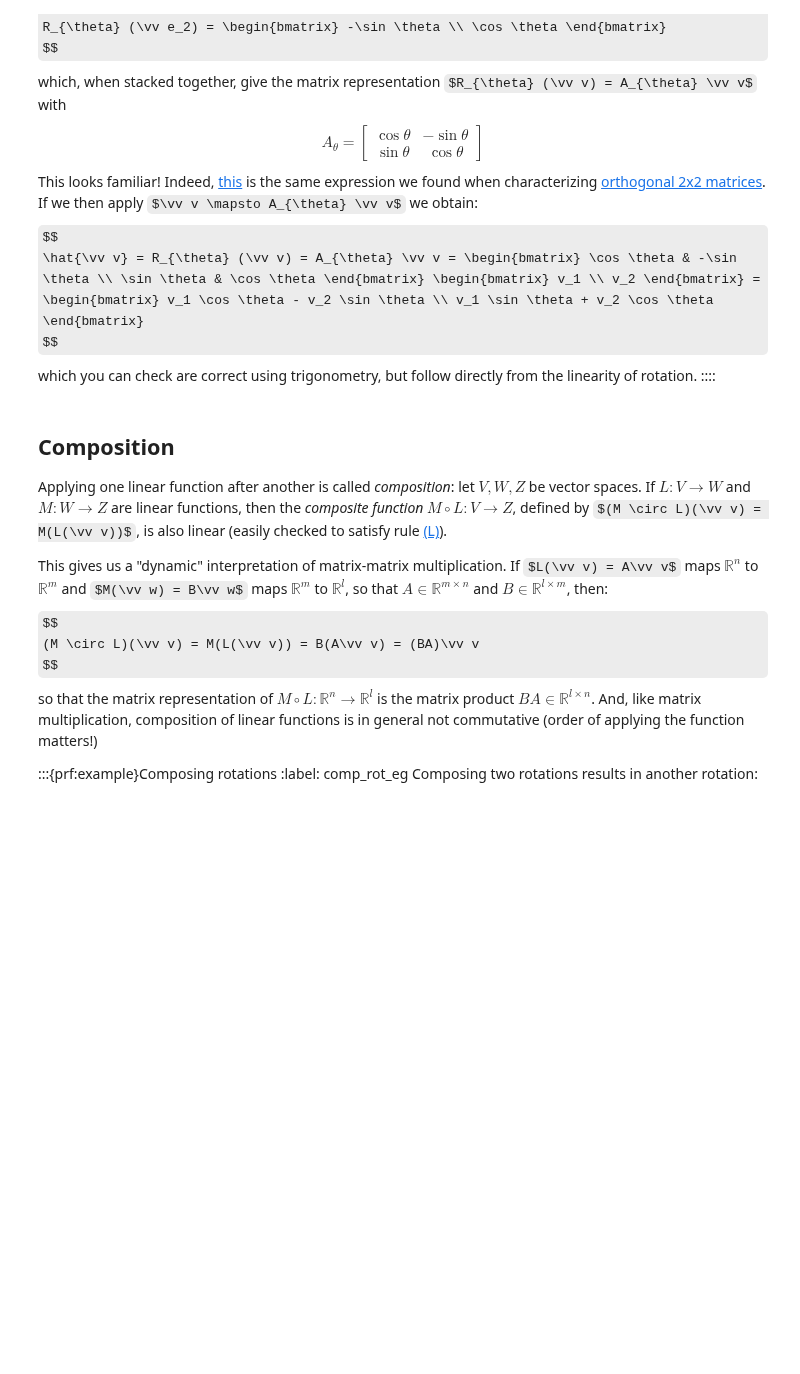
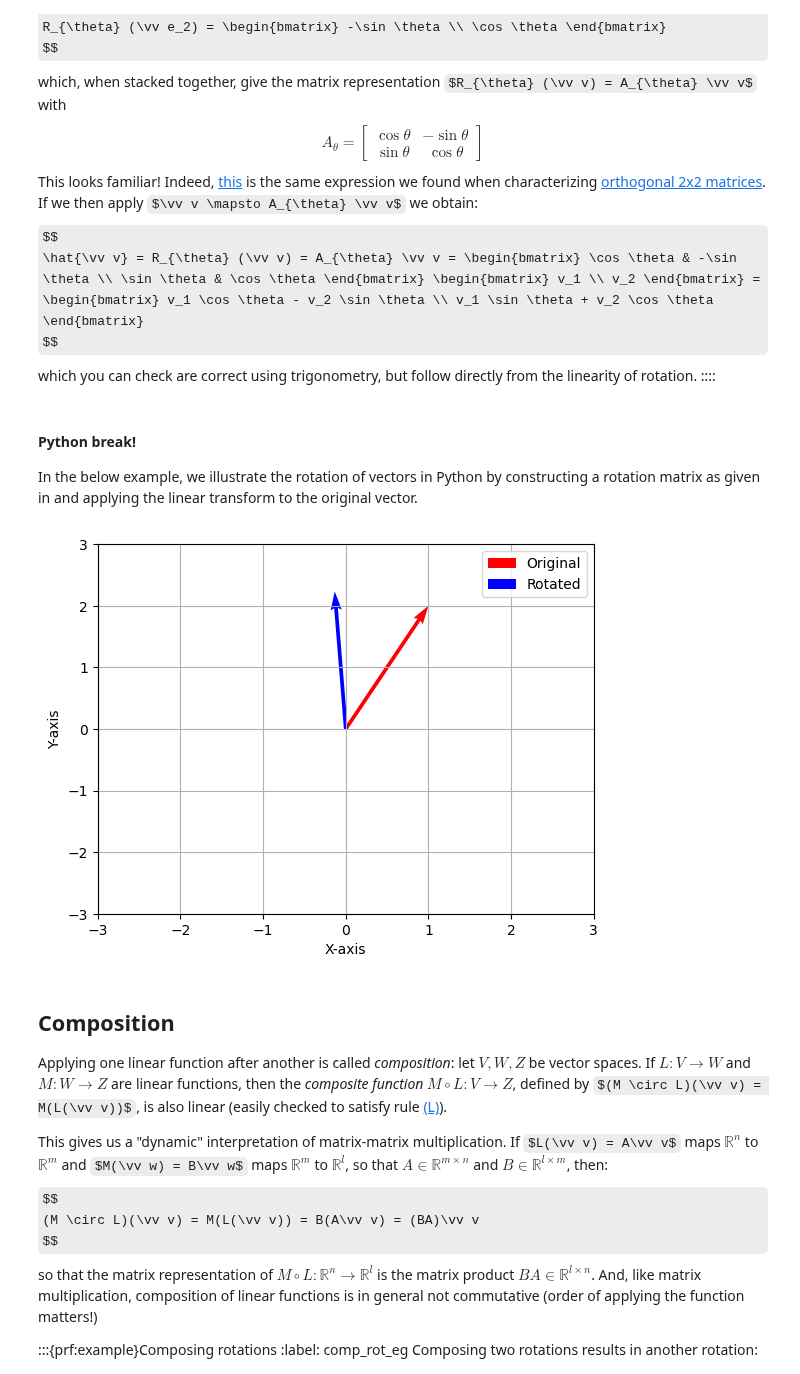
Before and after one commit to nikolaimatni/ese-2030, a Jupyter notebook: 04_Ch_5_Linearity/061-Linear_functions.ipynb, the cells around one changed output. Drawn from its saved outputs; the diff is of its cells as text; code cells hidden in the pictures; some formulas as TeX source; blank space fills up the shorter version.

```diff
--- a/04_Ch_5_Linearity/061-Linear_functions.ipynb
+++ b/04_Ch_5_Linearity/061-Linear_functions.ipynb
@@ -159,6 +159,41 @@ $$
 $$
 which you can check are correct using trigonometry, but follow directly from the linearity of rotation.
 ::::
+# %% [markdown]
+#### Python break!
+
+In the below example, we illustrate the rotation of vectors in Python by constructing a rotation matrix as given in [](#2d_rot_eg) and applying the linear transform to the original vector.
+# %%
+import numpy as np
+import matplotlib.pyplot as plt
+
+def plot_vecs(origin, v1, v2):
+    fig, ax = plt.subplots()
+    ax.quiver(*origin, *v1, angles='xy', scale_units='xy', scale=1, color='r', label='Original')
+    ax.quiver(*origin, *v2, angles='xy', scale_units='xy', scale=1, color='b', label='Rotated')
+    ax.set_xlim(-3, 3)
+    ax.set_ylim(-3, 3)
+    plt.legend()
+    plt.grid()
+    ax.set_xlabel('X-axis')
+    ax.set_ylabel('Y-axis')
+    plt.show()
+
+def rot_mat_cons(theta):
+    return np.array([[np.cos(theta), -np.sin(theta)], [np.sin(theta), np.cos(theta)]])
+
+theta = np.pi/6 # change this and observe how much the vector is rotated
+rot_mat = rot_mat_cons(theta)
+
+v1 = np.array([[1, 2]]).T
+v2 = rot_mat @ v1
+
+# Define the origin
+origin = np.array([[0, 0]]).T
+
+plot_vecs(origin, v1, v2)
+# %% [output]
+[figure, added]
 # %% [markdown]
 ## Composition
 
```
Also changed, not shown: parts of 2 cells of this notebook, 2 other files.
